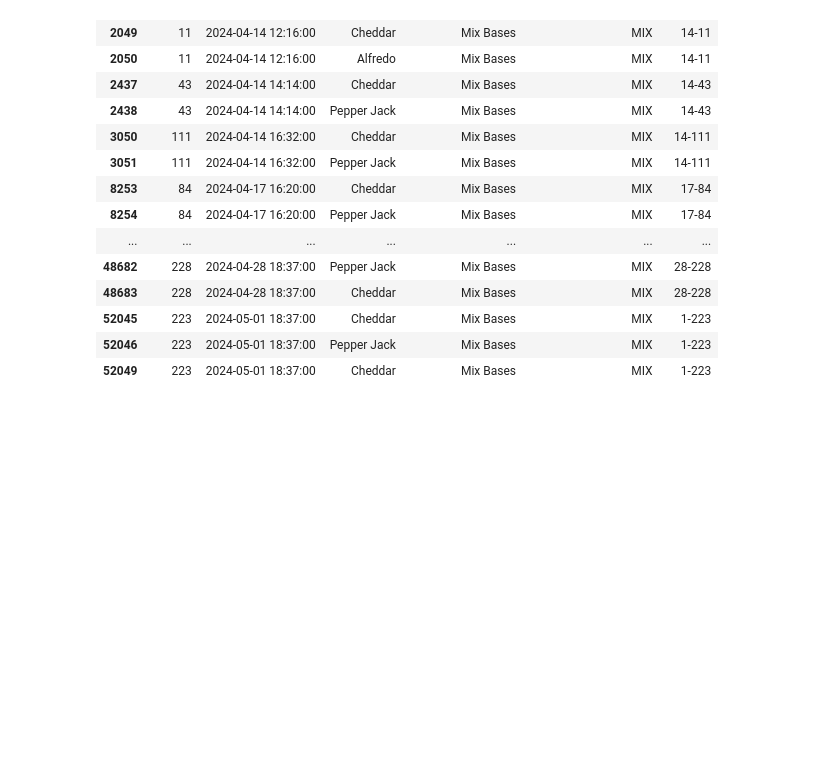
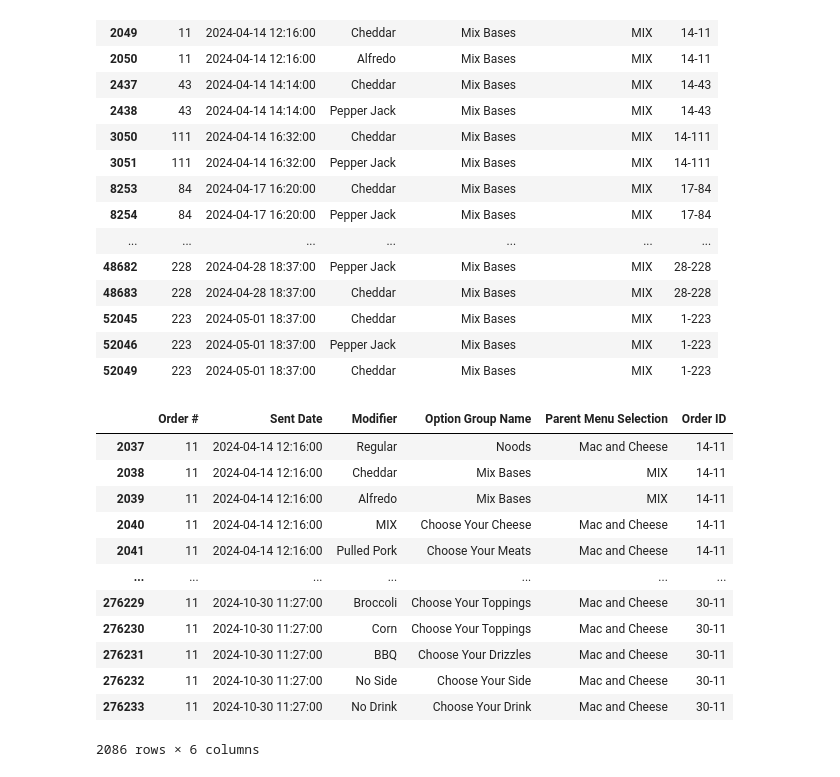
Before and after one commit to raghavdhir03/roni_dashboard_td2024, a Jupyter notebook: Notebooks/merge_months.ipynb, the cells around one changed output. Saved outputs shown, nothing was run; the diff lists cells and outputs as text; code cells hidden in the pictures; blank space fills up the shorter version.

```diff
--- a/Notebooks/merge_months.ipynb
+++ b/Notebooks/merge_months.ipynb
@@ -111,3 +111,19 @@ df[df['Parent Menu Selection'] == 'MIX'].head(50)
 | 52045 | 223 | 2024-05-01 18:37:00 | Cheddar | Mix Bases | MIX | 1-223 |
 | 52046 | 223 | 2024-05-01 18:37:00 | Pepper Jack | Mix Bases | MIX | 1-223 |
 | 52049 | 223 | 2024-05-01 18:37:00 | Cheddar | Mix Bases | MIX | 1-223 |
+# %%
+df[df['Order #'] == 11]
+# %% [output]
+|  | Order # | Sent Date | Modifier | Option Group Name | Parent Menu Selection | Order ID |
+| 2037 | 11 | 2024-04-14 12:16:00 | Regular | Noods | Mac and Cheese | 14-11 |
+| 2038 | 11 | 2024-04-14 12:16:00 | Cheddar | Mix Bases | MIX | 14-11 |
+| 2039 | 11 | 2024-04-14 12:16:00 | Alfredo | Mix Bases | MIX | 14-11 |
+| 2040 | 11 | 2024-04-14 12:16:00 | MIX | Choose Your Cheese | Mac and Cheese | 14-11 |
+| 2041 | 11 | 2024-04-14 12:16:00 | Pulled Pork | Choose Your Meats | Mac and Cheese | 14-11 |
+| ... | ... | ... | ... | ... | ... | ... |
+| 276229 | 11 | 2024-10-30 11:27:00 | Broccoli | Choose Your Toppings | Mac and Cheese | 30-11 |
+| 276230 | 11 | 2024-10-30 11:27:00 | Corn | Choose Your Toppings | Mac and Cheese | 30-11 |
+| 276231 | 11 | 2024-10-30 11:27:00 | BBQ | Choose Your Drizzles | Mac and Cheese | 30-11 |
+| 276232 | 11 | 2024-10-30 11:27:00 | No Side | Choose Your Side | Mac and Cheese | 30-11 |
+| 276233 | 11 | 2024-10-30 11:27:00 | No Drink | Choose Your Drink | Mac and Cheese | 30-11 |
+2086 rows × 6 columns
```
Also changed, not shown: parts of 2 cells of this notebook.
